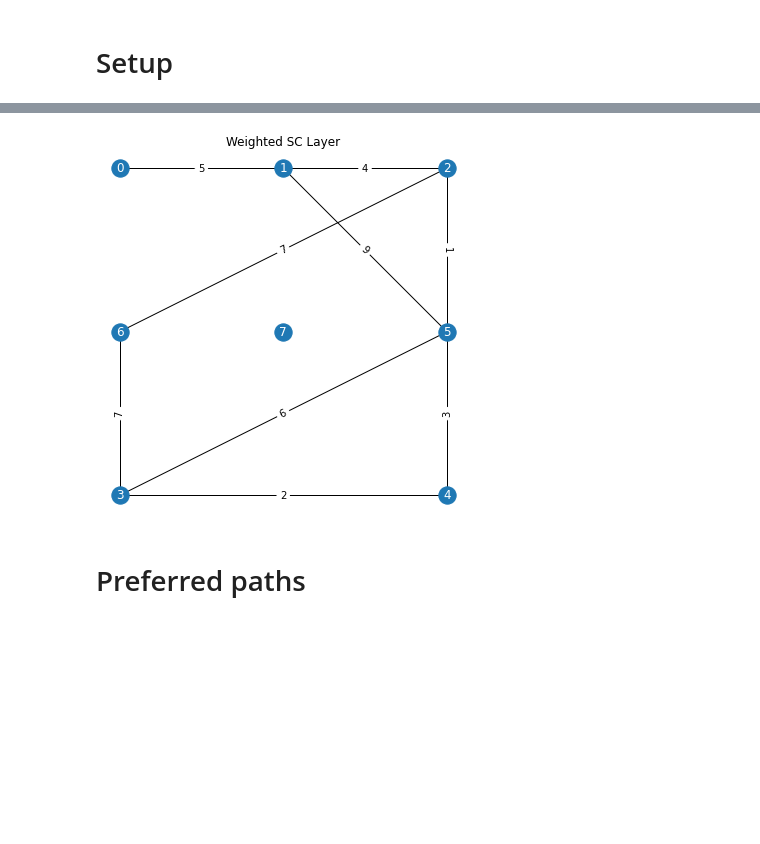
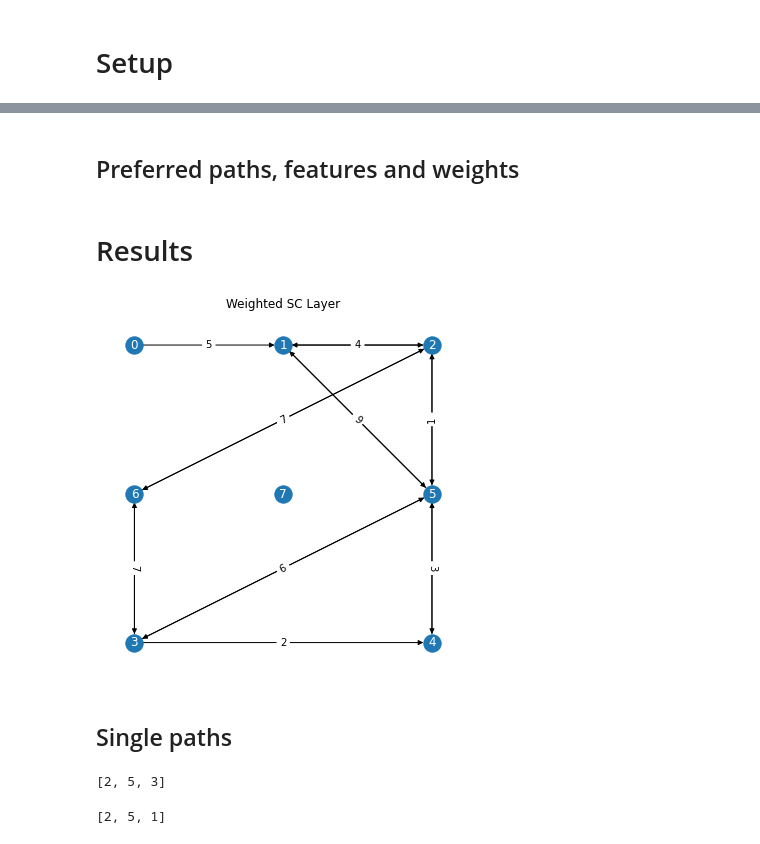
Before and after one commit to Alex-MobileApps/preferred-paths, a Jupyter notebook: demo.ipynb, the cells around one changed output, grey strips where cells are left out. Drawn from its saved outputs; the diff is of its cells as text; code cells hidden in the pictures; blank space fills up the shorter version.

```diff
--- a/demo.ipynb
+++ b/demo.ipynb
@@ -11,10 +13,30 @@ from preferred_path import PreferredPath
 # %%
 sc = np.array(
     [[ 0, 5, 0, 0, 0, 0, 0, 0],
-     [ 5, 0, 4, 0, 0, 9, 0, 0],
+     [ 0, 0, 4, 0, 0, 9, 0, 0],
      [ 0, 4, 0, 0, 0, 1, 7, 0],
      [ 0, 0, 0, 0, 2, 6, 7, 0],
-     [ 0, 0, 0, 2, 0, 3, 0, 0],
+     [ 0, 0, 0, 0, 0, 3, 0, 0],
      [ 0, 9, 1, 6, 3, 0, 0, 0],
      [ 0, 0, 7, 7, 0, 0, 0, 0],
      [ 0, 0, 0, 0, 0, 0, 0, 0]])
+
+fc = np.array(
+    [[ 0,  0,  1,  0, -2,  0,  2,  0],
+     [ 0,  0, -2, -1,  0,  0, -4,  0],
+     [ 1, -2,  0, -2,  0, -1, 17,  2],
+     [ 0, -1, -2,  0,  1, -1,  1, -2],
+     [-2,  0,  0,  1,  0,  6, -1,  2],
+     [ 0,  0, -1, -1,  6,  0,  5, 13],
+     [ 2, -4, 17,  1, -1,  5,  0, 11],
+     [ 0,  0,  2, -2,  2, 13, 11,  0]])
+
+euc_dist = np.array(
+    [[ 0, 31, 63, 34, 29, 39, 76, 32],
+     [31,  0, 60, 30, 26, 38, 83, 45],
+     [63, 60,  0, 64, 62, 67, 96, 67],
+     [34, 30, 64,  0, 29, 38, 69, 46],
+     [29, 26, 62, 29,  0, 33, 82, 40],
+     [39, 38, 67, 38, 33,  0, 77, 46],
+     [76, 83, 96, 69, 82, 77,  0, 76],
+     [32, 45, 67, 46, 40, 46, 76,  0]])
@@ -41,15 +43,5 @@ euc_dist = np.array(
 # %%
 brain = Brain(sc=sc, fc=fc, euc_dist=euc_dist, sc_thresh=1, fc_thresh=1)
-# %%
-G = nx.from_numpy_array(brain.sc * brain.sc_bin)
-plt.figure(figsize=(5,5))
-pos = {0:(0,2),1:(1,2),2:(2,2),3:(0,0),4:(2,0),5:(2,1),6:(0,1),7:(1,1)}
-nx.draw(G, pos=pos, with_labels=True, font_color='white')
-nx.draw_networkx_edge_labels(G, pos=pos, edge_labels=nx.get_edge_attributes(G, 'weight'))
-plt.title("Weighted SC Layer")
-plt.show()
-# %% [output]
-[figure, removed]
 # %% [markdown]
-# Preferred paths
+## Preferred paths, features and weights
 # %%
@@ -62,3 +56,25 @@ fn_vector = [
 fn_weights = [0.4, 0.7]
 # %%
 pp = PreferredPath(brain.sc_bin, fn_vector, fn_weights)
+# %% [markdown]
+# Results
+# %%
+G = nx.from_numpy_array(brain.sc * brain.sc_bin, create_using=nx.DiGraph)
+plt.figure(figsize=(5,5))
+pos = {0:(0,2),1:(1,2),2:(2,2),3:(0,0),4:(2,0),5:(2,1),6:(0,1),7:(1,1)}
+nx.draw(G, pos=pos, with_labels=True, font_color='white')
+nx.draw_networkx_edge_labels(G, pos=pos, edge_labels=nx.get_edge_attributes(G, 'weight'))
+plt.title("Weighted SC Layer")
+plt.show()
+# %% [output]
+[figure, added]
+# %% [markdown]
+## Single paths
+# %%
+pp.retrieve_single_path(source=2, target=3, method='fwd')
+# %% [output]
+[2, 5, 3]
+# %%
+pp.retrieve_single_path(source=2, target=1, method='back')
+# %% [output]
+[2, 5, 1]
```
Also changed, not shown: parts of 10 cells of this notebook, 4 other files.
